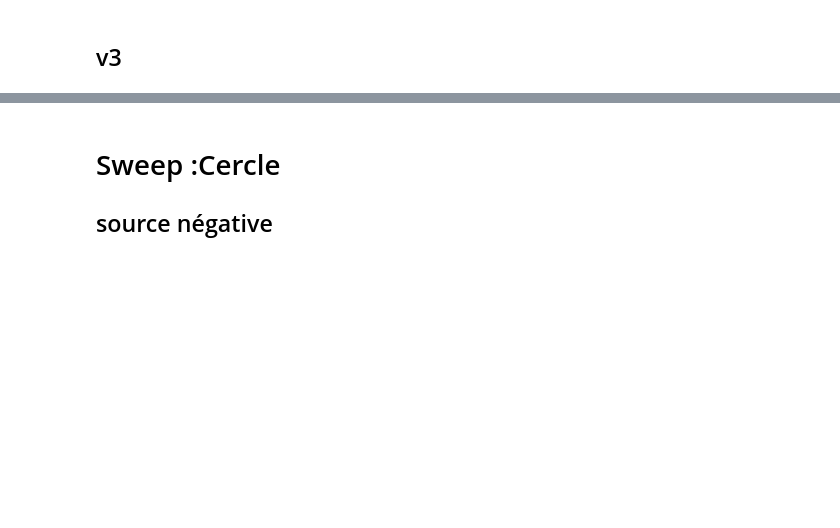
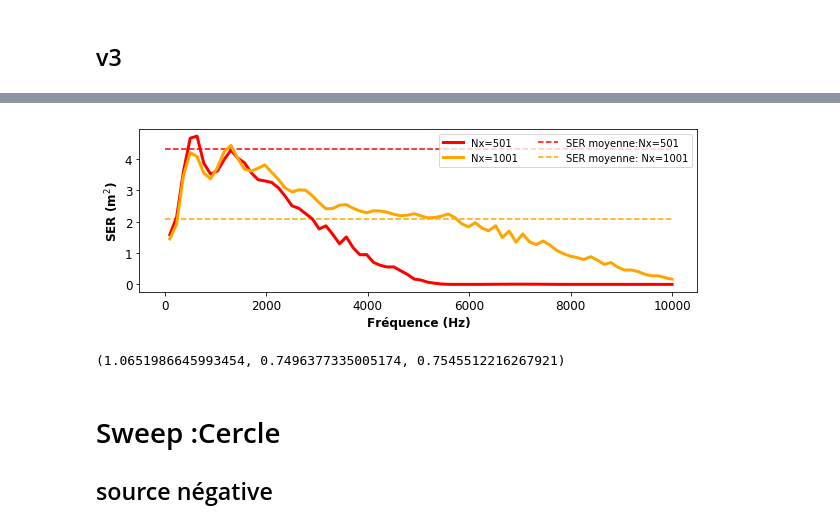
Before and after one commit to pierreluc-plt/ProjetSimulation, a Jupyter notebook: Figure_Resultats.ipynb, the cells around one changed output, grey strips where cells are left out. Cells and saved outputs as stored; diff of their text form; code cells hidden in the pictures; blank space fills up the shorter version.

```diff
--- a/Figure_Resultats.ipynb
+++ b/Figure_Resultats.ipynb
@@ -571,3 +576,23 @@ np.mean(data_cercle1),np.mean(data_cercle2),np.mean(data_cercle3)
+# %%
+plt.figure(figsize=(10,3))
+plt.plot(omega/2/np.pi,0.27*data_501, lw=3,label="Nx=501", color="red")
+plt.plot(omega/2/np.pi,data_1001,lw=3, ls="-", label="Nx=1001", color="orange")
+plt.xlabel("Fréquence (Hz)",fontsize=12, fontweight="bold")
+plt.ylabel("SER (m$^2$)",fontsize=12, fontweight="bold")
+plt.yticks(fontsize=12)
+plt.xticks(fontsize=12)
+#plt.ylim(0,3.0)
+plt.hlines(np.mean(data_501),0,10000,label="SER moyenne:Nx=501",linestyle="--", color="red")
+plt.hlines(np.mean(data_1001),0,10000,label="SER moyenne: Nx=1001",linestyle="--", color="orange")
+
+plt.legend(ncol=2,fontsize=10.0)
+#plt.savefig("Resultats/SER_Cercle.png",dpi=200,bbox_inches="tight")
+plt.show()
+
+np.mean(data_cercle1),np.mean(data_cercle2),np.mean(data_cercle3)
+# %% [output]
+[figure, added]
+(1.0651986645993454, 0.7496377335005174, 0.7545512216267921)
 # %% [markdown]
 # Sweep :Cercle
 
```
Also changed, not shown: parts of 3 cells of this notebook, 4 other files.
